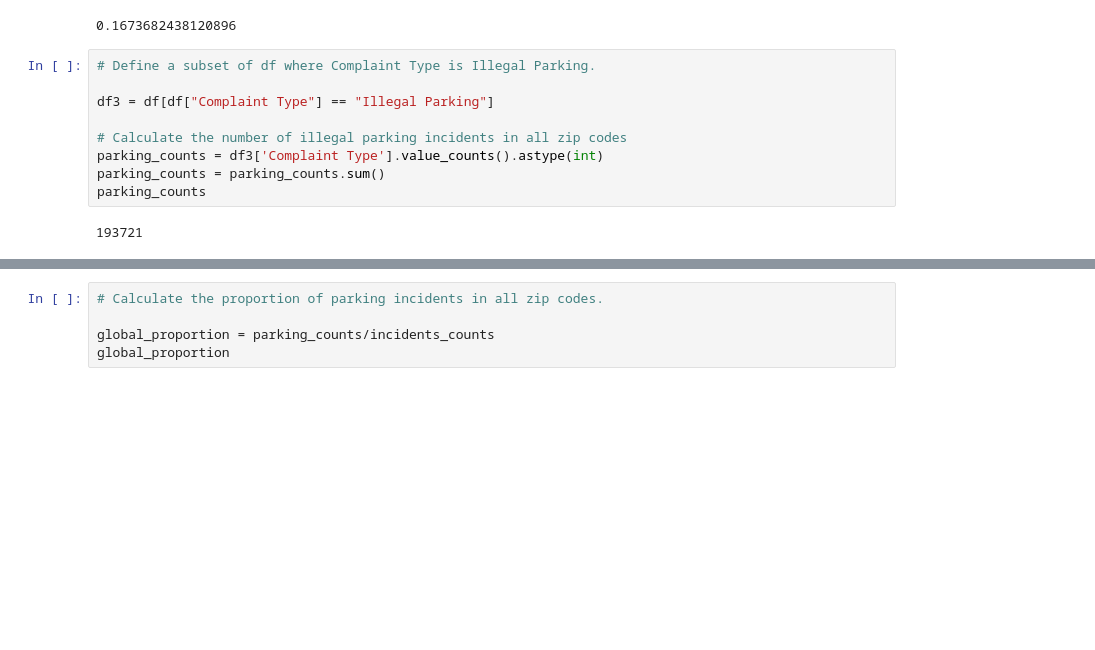
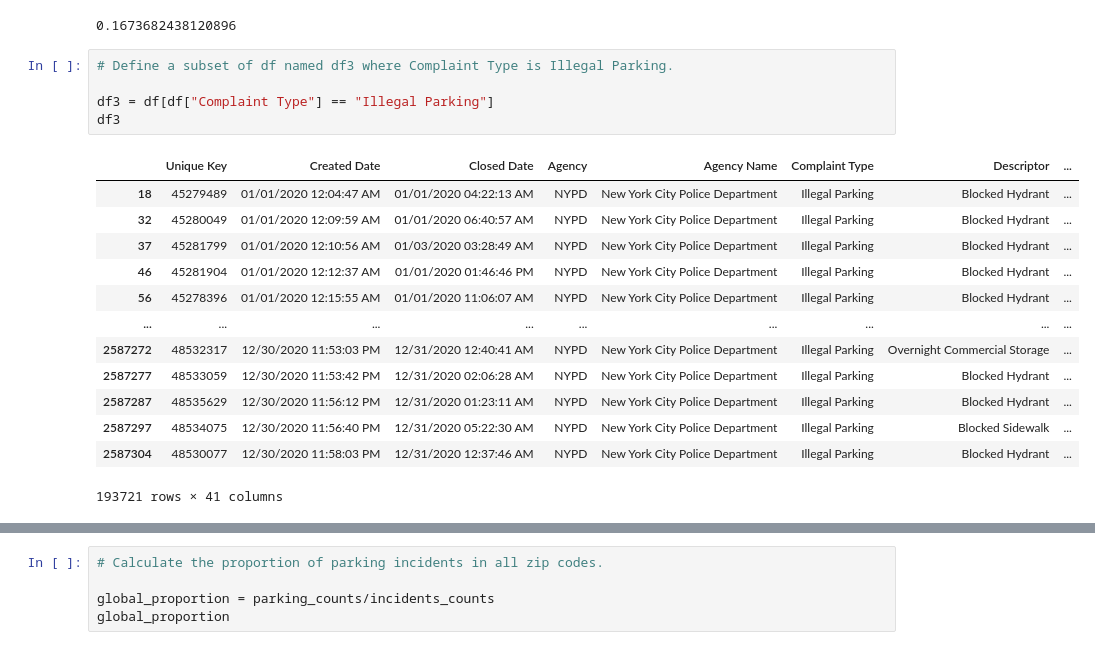
Before and after one commit to candicewan2223/Group8_4501project, a Jupyter notebook: Parking.ipynb, the cells around one changed output, grey strips where cells are left out. Cells and saved outputs as stored; diff of their text form; blank space fills up the shorter version.

```diff
--- a/Parking.ipynb
+++ b/Parking.ipynb
@@ -60,13 +62,21 @@ proportion_11101
 # %% [output]
 0.1673682438120896
 # %%
-# Define a subset of df where Complaint Type is Illegal Parking.
+# Define a subset of df named df3 where Complaint Type is Illegal Parking.
 
 df3 = df[df["Complaint Type"] == "Illegal Parking"]
-
-# Calculate the number of illegal parking incidents in all zip codes
-parking_counts = df3['Complaint Type'].value_counts().astype(int)
-parking_counts = parking_counts.sum()
-parking_counts
+df3
 # %% [output]
+|  | Unique Key | Created Date | Closed Date | Agency | Agency Name | Complaint Type | Descriptor | ... |
+| 18 | 45279489 | 01/01/2020 12:04:47 AM | 01/01/2020 04:22:13 AM | NYPD | New York City Police Department | Illegal Parking | Blocked Hydrant | ... |
+| 32 | 45280049 | 01/01/2020 12:09:59 AM | 01/01/2020 06:40:57 AM | NYPD | New York City Police Department | Illegal Parking | Blocked Hydrant | ... |
+| 37 | 45281799 | 01/01/2020 12:10:56 AM | 01/03/2020 03:28:49 AM | NYPD | New York City Police Department | Illegal Parking | Blocked Hydrant | ... |
+| 46 | 45281904 | 01/01/2020 12:12:37 AM | 01/01/2020 01:46:46 PM | NYPD | New York City Police Department | Illegal Parking | Blocked Hydrant | ... |
+| 56 | 45278396 | 01/01/2020 12:15:55 AM | 01/01/2020 11:06:07 AM | NYPD | New York City Police Department | Illegal Parking | Blocked Hydrant | ... |
+| ... | ... | ... | ... | ... | ... | ... | ... | ... |
+| 2587272 | 48532317 | 12/30/2020 11:53:03 PM | 12/31/2020 12:40:41 AM | NYPD | New York City Police Department | Illegal Parking | Overnight Commercial Storage | ... |
+| 2587277 | 48533059 | 12/30/2020 11:53:42 PM | 12/31/2020 02:06:28 AM | NYPD | New York City Police Department | Illegal Parking | Blocked Hydrant | ... |
+| 2587287 | 48535629 | 12/30/2020 11:56:12 PM | 12/31/2020 01:23:11 AM | NYPD | New York City Police Department | Illegal Parking | Blocked Hydrant | ... |
+| 2587297 | 48534075 | 12/30/2020 11:56:40 PM | 12/31/2020 05:22:30 AM | NYPD | New York City Police Department | Illegal Parking | Blocked Sidewalk | ... |
+| 2587304 | 48530077 | 12/30/2020 11:58:03 PM | 12/31/2020 12:37:46 AM | NYPD | New York City Police Department | Illegal Parking | Blocked Hydrant | ... |
-193721
+193721 rows × 41 columns
```
Also changed, not shown: parts of 3 cells of this notebook.
